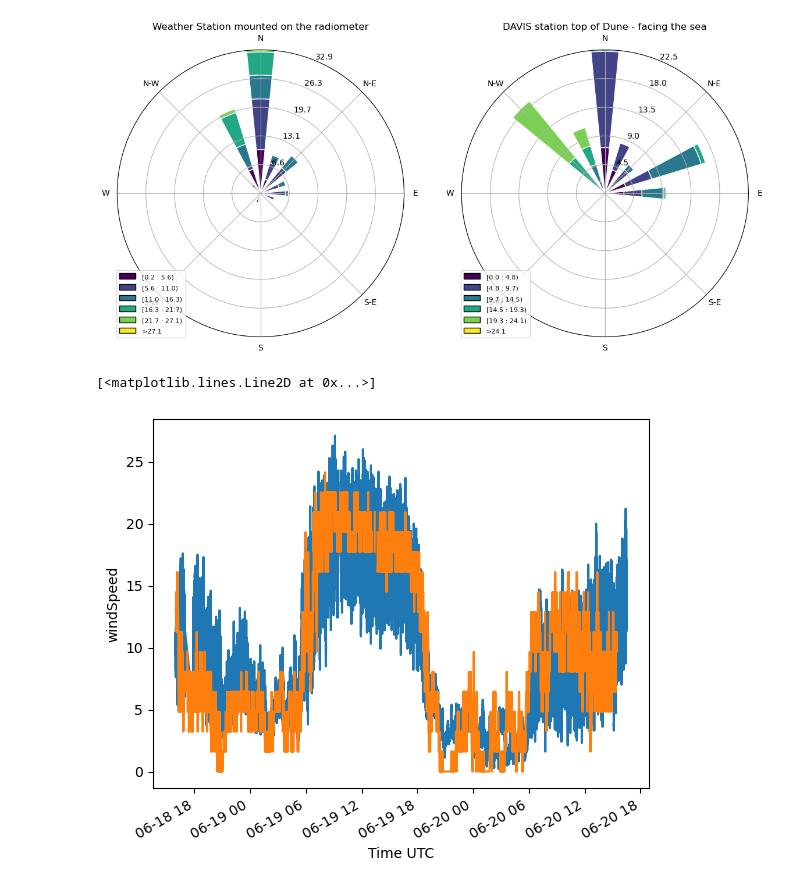
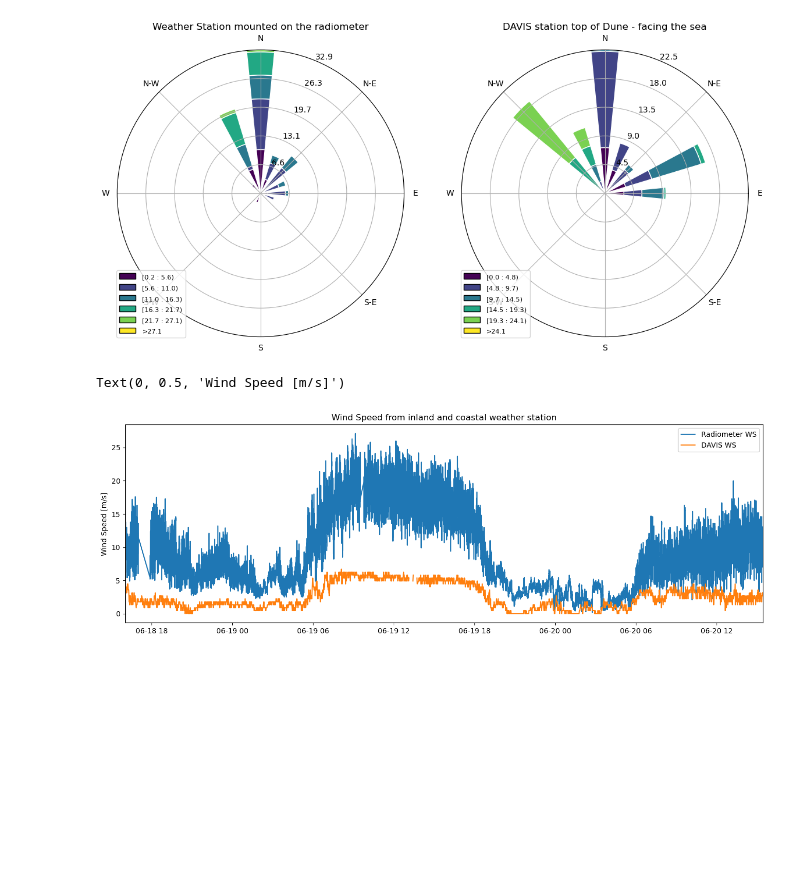
Before and after one commit to nefelita/Fieldwork, a Jupyter notebook: Nef.ipynb, the cells around one changed output. Drawn from its saved outputs; the diff is of its cells as text; code cells hidden in the pictures; blank space fills up the shorter version.

Commit message:
Added liquid water and wind speed comparison

```diff
--- a/Nef.ipynb
+++ b/Nef.ipynb
@@ -394,10 +394,14 @@ ax2.set_title('DAVIS station top of Dune - facing the sea')
 plt.show()
 # %% [output]
 [figure]
-# %%
-wstn_speeds.Surf_WS.plot()
-
-(DAVIS.windSpeed*3.6).plot()
-# %% [output]
-[<matplotlib.lines.Line2D at 0x...>]
-[figure, removed]
+# %%
+plt.figure(figsize=(16,5))
+plt.plot(wstn_speeds.time, wstn_speeds.Surf_WS, label='Radiometer WS')
+plt.plot(DAVIS.time, DAVIS.windSpeed, label = 'DAVIS WS')
+plt.legend()
+plt.title('Wind Speed from inland and coastal weather station')
+plt.xlim(pd.Timestamp("2024-06-18T16:02:00.000000000"), pd.Timestamp("2024-06-20T15:26:00.000228881"))
+plt.ylabel('Wind Speed [m/s]')
+# %% [output]
+Text(0, 0.5, 'Wind Speed [m/s]')
+[figure, added]
```
Also changed, not shown: 1 other file.
